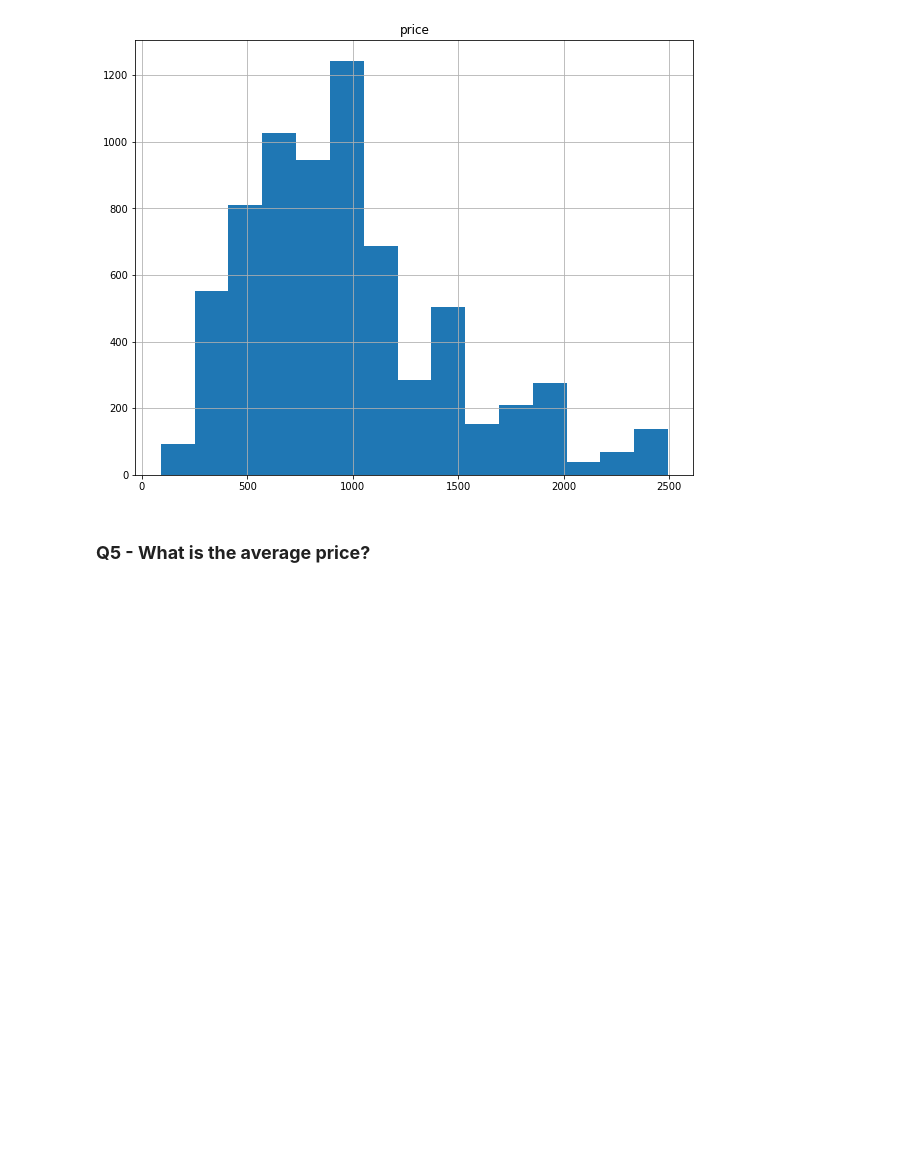
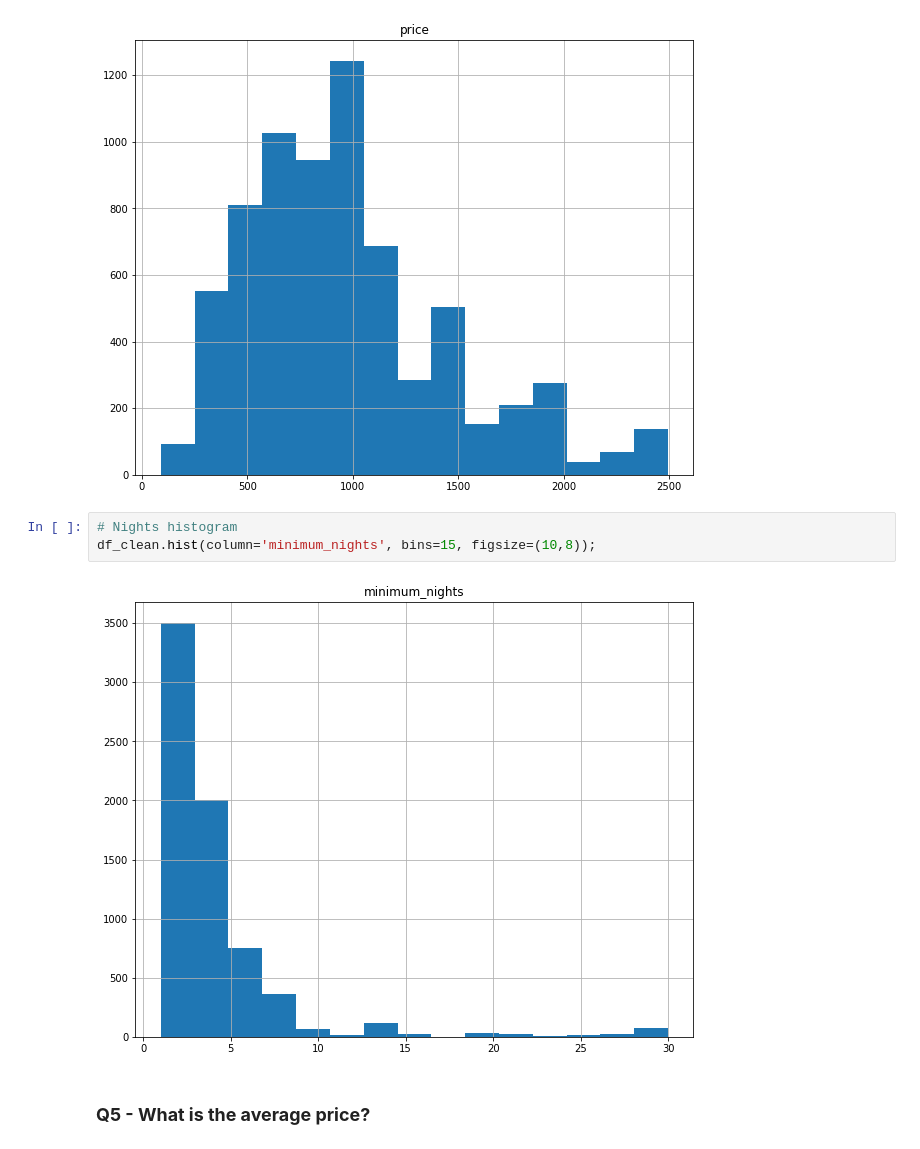
Before and after one commit to VGuerrero07/Data_Science, a Jupyter notebook: Analyzing_Airbnb_Data.ipynb, the cells around one changed output. Drawn from its saved outputs; the diff is of its cells as text; blank space fills up the shorter version.

```diff
--- a/Analyzing_Airbnb_Data.ipynb
+++ b/Analyzing_Airbnb_Data.ipynb
@@ -243,6 +243,11 @@ plt.show()
 df_clean.hist(column='price', bins=15, figsize=(10,8));
 # %% [output]
 [figure]
+# %%
+# Nights histogram
+df_clean.hist(column='minimum_nights', bins=15, figsize=(10,8));
+# %% [output]
+[figure, added]
 # %% [markdown]
 ### **Q5 - What is the average price?**
 # %%
```
Also changed, not shown: parts of 1 cell of this notebook.
